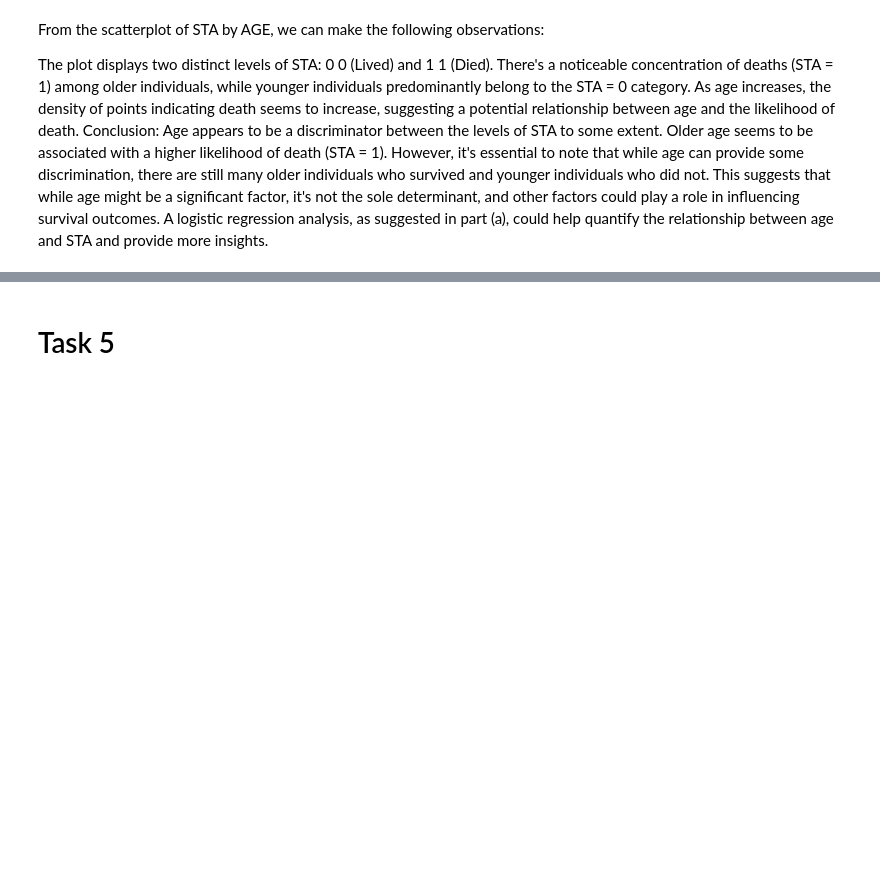
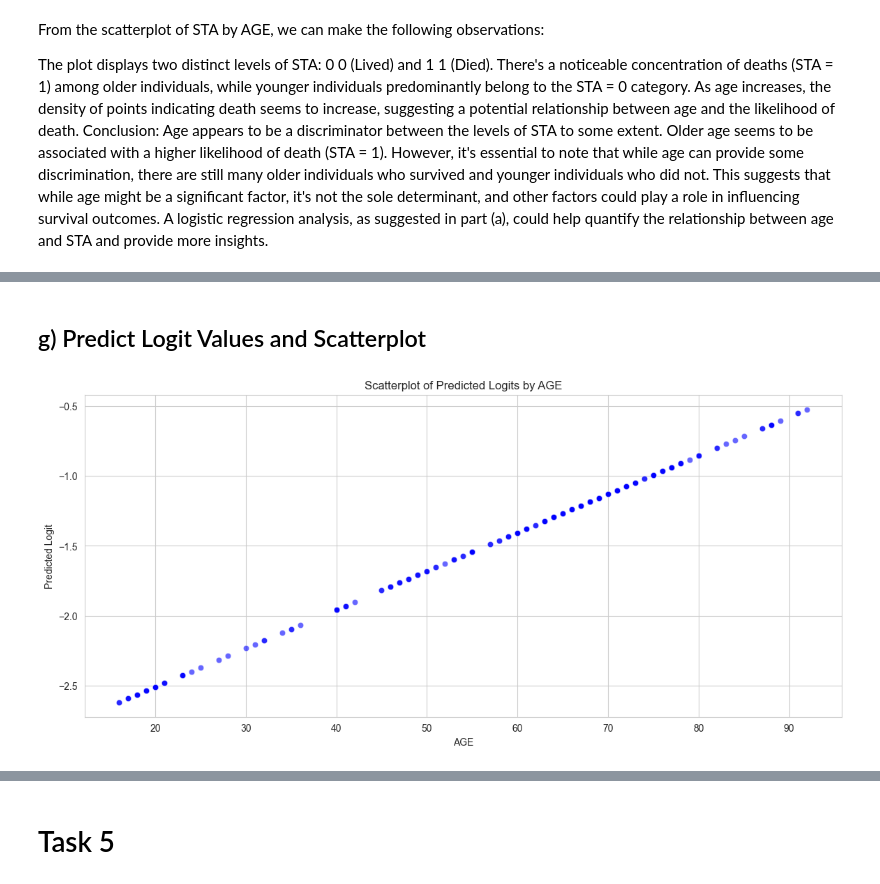
Before and after one commit to MichaelRocchio/msds_410, a Jupyter notebook: Assignment_7/rocchio_assign7.ipynb, the cells around one changed output, grey strips where cells are left out. Cells and saved outputs as stored; diff of their text form; code cells hidden in the pictures; blank space fills up the shorter version.

```diff
--- a/Assignment_7/rocchio_assign7.ipynb
+++ b/Assignment_7/rocchio_assign7.ipynb
@@ -555,0 +586,20 @@ Age appears to be a discriminator between the levels of STA to some extent. Olde
+# %%
+import statsmodels.api as sm
+
+# Adding a constant (intercept) to the dataset
+X = sm.add_constant(icu_df['AGE'])
+y = icu_df['STA']
+
+# Fitting a logistic regression model
+logit_model = sm.Logit(y, X)
+result = logit_model.fit()
+
+# Extracting model summary
+summary = result.summary()
+
+# Extracting AIC, BIC, and Deviance
+aic = result.aic
+bic = result.bic
+deviance = -2 * result.llf
+
+summary, aic, bic, deviance
@@ -555,0 +678,15 @@ Age appears to be a discriminator between the levels of STA to some extent. Olde
+# %% [markdown]
+## g) Predict Logit Values and Scatterplot
+# %%
+# Predicting logit values for each record in the dataset
+icu_df['predicted_logit'] = result.predict(X, linear=True)
+
+# Scatterplot of the predicted logits by AGE
+plt.figure(figsize=(14, 6))
+sns.scatterplot(x=icu_df['AGE'], y=icu_df['predicted_logit'], color='blue', alpha=0.6)
+plt.title('Scatterplot of Predicted Logits by AGE')
+plt.xlabel('AGE')
+plt.ylabel('Predicted Logit')
+plt.show()
+# %% [output]
+[figure, added]
```
Also changed, not shown: parts of 17 cells of this notebook.
